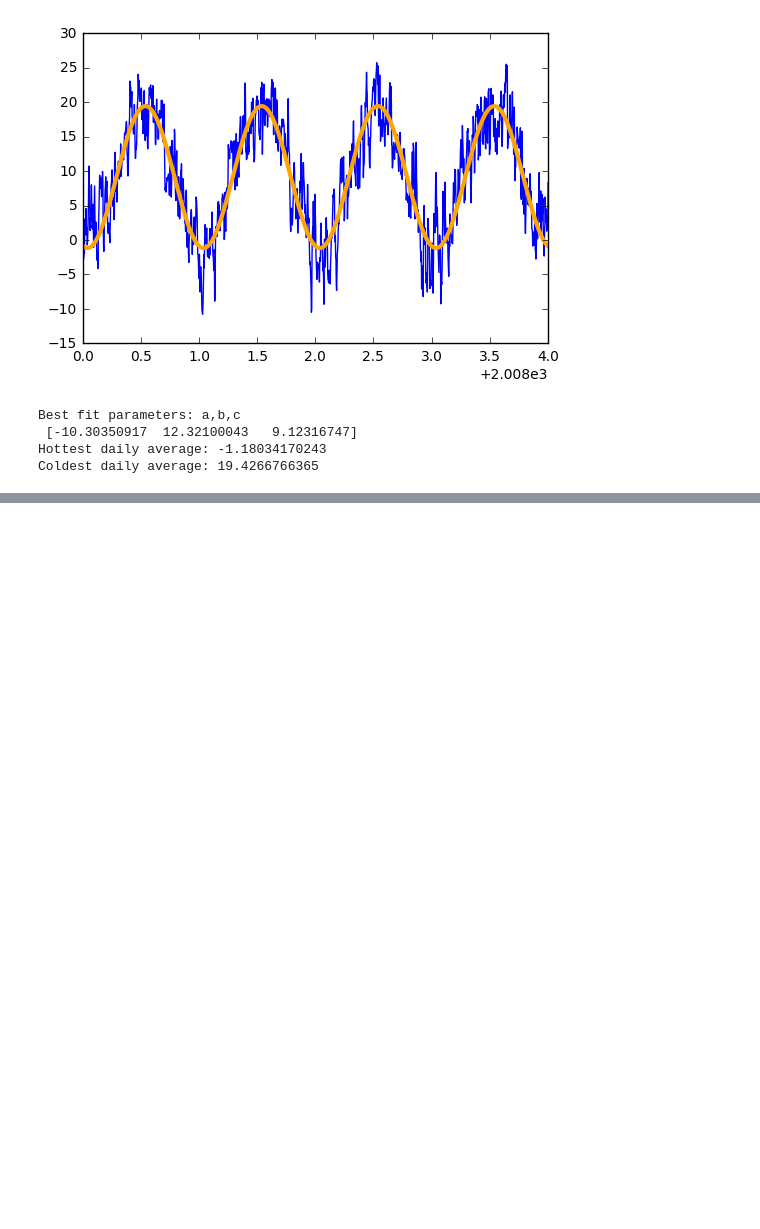
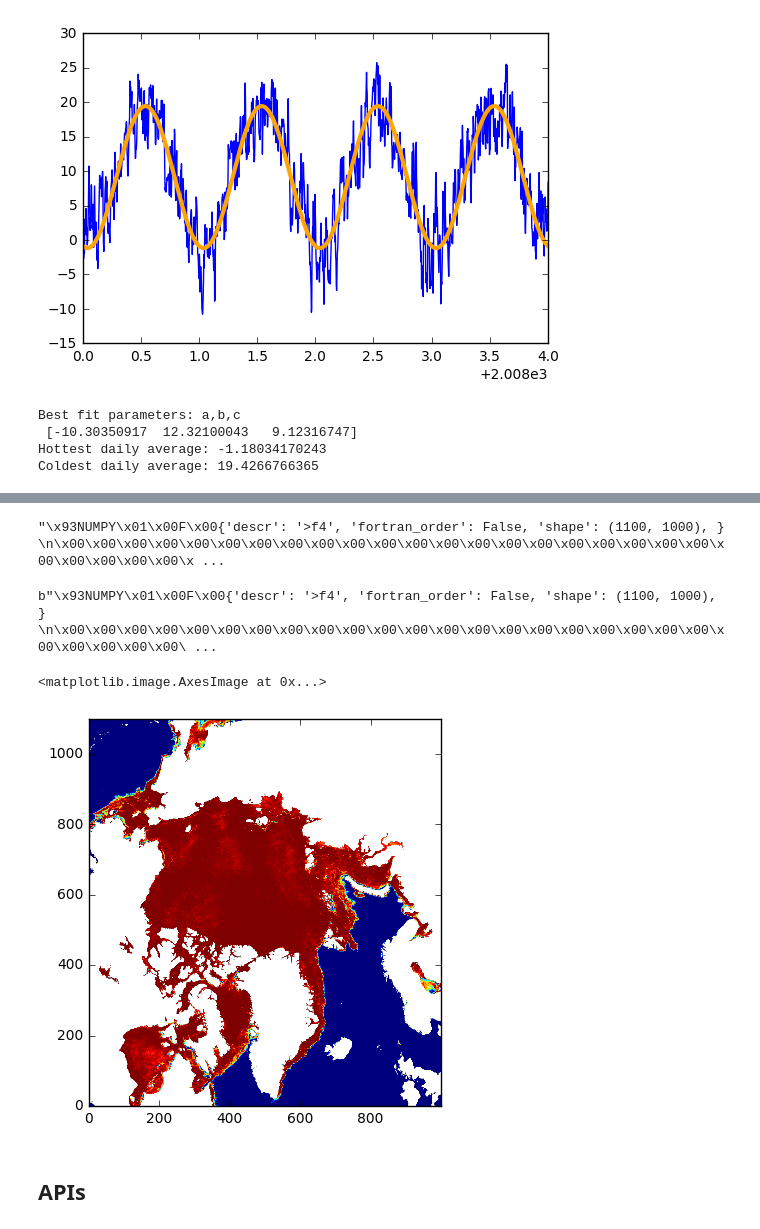
Before and after one commit to woskar/python-for-scientists, a Jupyter notebook: Python for Scientists - Lecture Notes.ipynb, the cells around one changed output, grey strips where cells are left out. Saved outputs shown, nothing was run; the diff lists cells and outputs as text; code cells hidden in the pictures; blank space fills up the shorter version.

```diff
--- a/Python for Scientists - Lecture Notes.ipynb
+++ b/Python for Scientists - Lecture Notes.ipynb
@@ -586,0 +866,11 @@ Coldest daily average: 19.4266766365
+# %%
+r2.text[:200]
+# %% [output]
+"\x93NUMPY\x01\x00F\x00{'descr': '>f4', 'fortran_order': False, 'shape': (1100, 1000), }    \n\x00\x00\x00\x00\x00\x00\x00\x00\x00\x00\x00\x00\x00\x00\x00\x00\x00\x00\x00\x00\x00\x00\x00\x00\x00\x00\x ...
+# %%
+# as this not seems to be text, but binary format,
+# the binary data of the response can be accessed via
+r2.content[:200]
+#note the b at the beginning indicating a binary byte-string
+# %% [output]
+b"\x93NUMPY\x01\x00F\x00{'descr': '>f4', 'fortran_order': False, 'shape': (1100, 1000), }    \n\x00\x00\x00\x00\x00\x00\x00\x00\x00\x00\x00\x00\x00\x00\x00\x00\x00\x00\x00\x00\x00\x00\x00\x00\x00\x00\ ...
@@ -586,0 +881,14 @@ Coldest daily average: 19.4266766365
+# %%
+# No we load the data and plot:
+
+import numpy as np
+data = np.load('20060313.npy')
+%matplotlib inline
+import matplotlib.pyplot as plt
+plt.figure(figsize=(5,5))
+plt.imshow(data, origin='lower')
+# %% [output]
+<matplotlib.image.AxesImage at 0x...>
+[figure, added]
+# %% [markdown]
+## APIs
```
Also changed, not shown: parts of 60 cells of this notebook.
